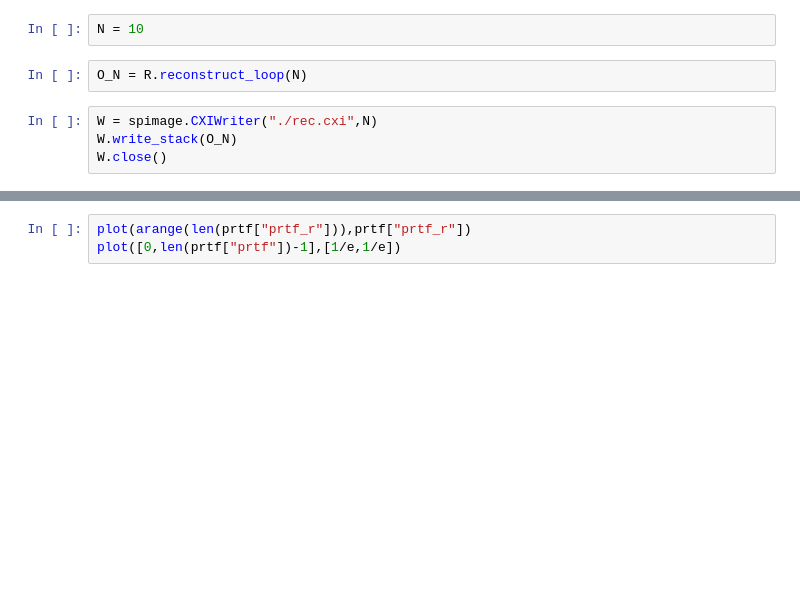
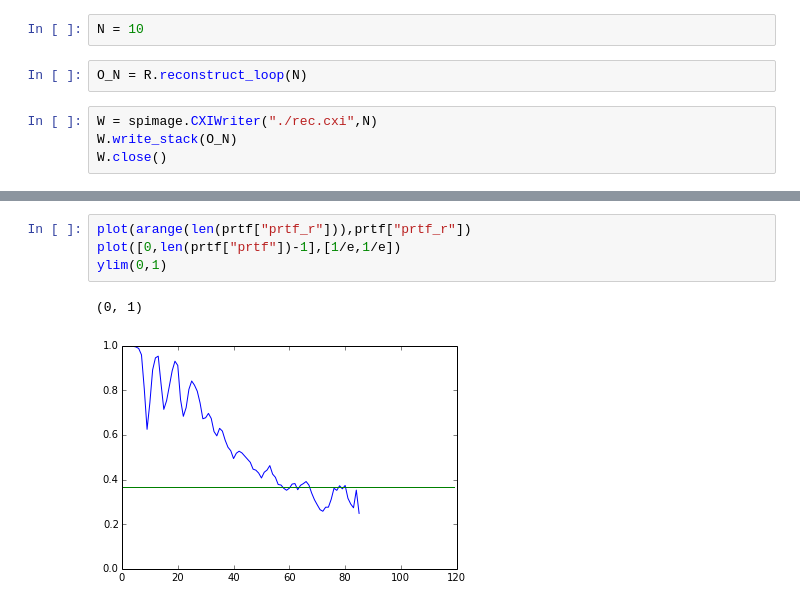
Before and after one commit to mhantke/pbcvcdi, a Jupyter notebook: Phasing2x2.ipynb, the cells around one changed output, grey strips where cells are left out. Drawn from its saved outputs; the diff is of its cells as text; blank space fills up the shorter version.

```diff
--- a/Phasing2x2.ipynb
+++ b/Phasing2x2.ipynb
@@ -100,3 +112,7 @@ imshow(prtf["prtf"])
 # %%
 plot(arange(len(prtf["prtf_r"])),prtf["prtf_r"])
 plot([0,len(prtf["prtf"])-1],[1/e,1/e])
+ylim(0,1)
+# %% [output]
+(0, 1)
+[figure, added]
```
Also changed, not shown: parts of 5 cells of this notebook.
